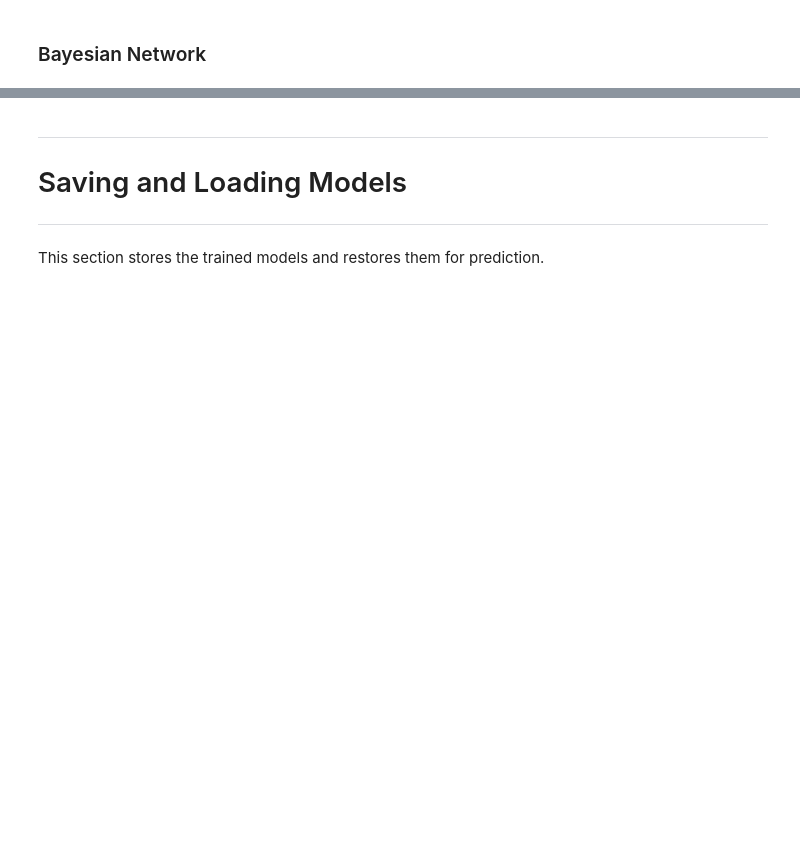
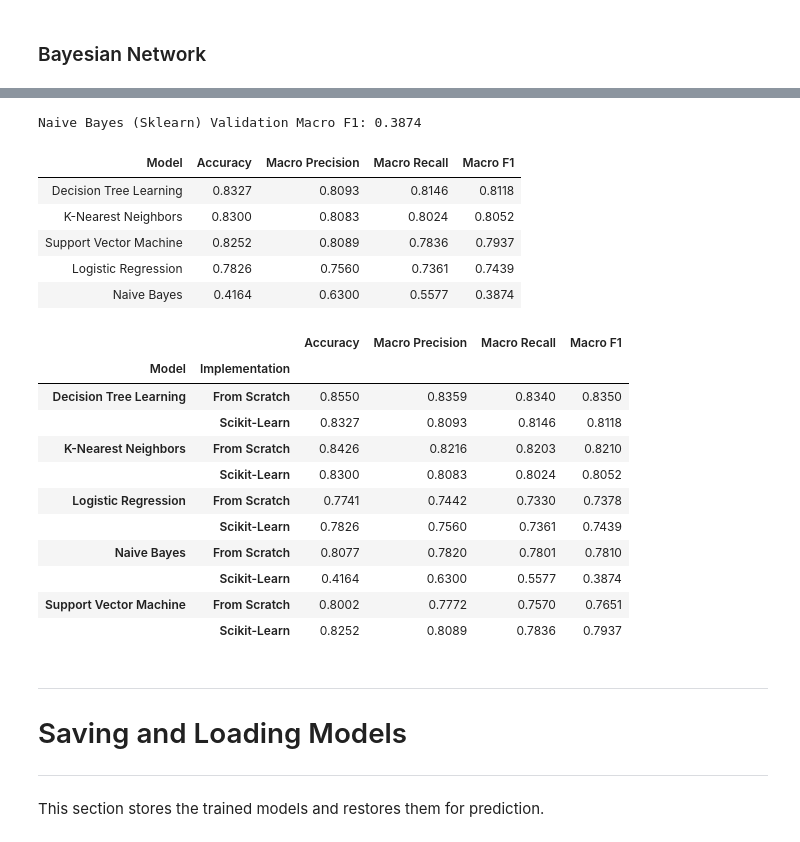
Before and after one commit to Vearance/IF3170_G10_prdlidialogkomAI, a Jupyter notebook: src/notebook.ipynb, the cells around one changed output, grey strips where cells are left out. Saved outputs shown, nothing was run; the diff lists cells and outputs as text; code cells hidden in the pictures; blank space fills up the shorter version.

```diff
--- a/src/notebook.ipynb
+++ b/src/notebook.ipynb
@@ -1599,0 +1535,8 @@ scikit-learn fit+predict time: 26.31s
+# %%
+from sklearn.svm import SVC
+
+svm_sk = SVC()
+svm_sk.fit(X_train_prep, y_tr_arr)
+svm_sk_pred = svm_sk.predict(X_val_prep)
+
+print(f"SVM (Sklearn) Validation Macro F1: {_macro_f1_score(y_va_arr, svm_sk_pred):.4f}")
@@ -1637,3 +1547,56 @@ scikit-learn fit+predict time: 0.02s
+# %%
+from sklearn.naive_bayes import GaussianNB
+
+bayes_sk = GaussianNB()
+bayes_sk.fit(X_train_prep, y_tr_arr)
+bayes_sk_pred = bayes_sk.predict(X_val_prep)
+
+print(f"Naive Bayes (Sklearn) Validation Macro F1: {_macro_f1_score(y_va_arr, bayes_sk_pred):.4f}")
+# %% [output]
+Naive Bayes (Sklearn) Validation Macro F1: 0.3874
+# %%
+sklearn_predictions = {
+    "K-Nearest Neighbors": knn_sk_pred,
+    "Decision Tree Learning": dtl_sk_pred,
+    "Logistic Regression": logres_sk_pred,
+    "Support Vector Machine": svm_sk_pred,
+    "Naive Bayes": bayes_sk_pred,
+}
+
+sklearn_eval_df = summarize_predictions(y_va_arr, sklearn_predictions, show_best_report=False)
+
+df_comparison = (
+    pd.concat(
+        [
+            pred_df.assign(Implementation="From Scratch"),
+            sklearn_eval_df.assign(Implementation="Scikit-Learn"),
+        ],
+        ignore_index=True,
+    )
+    .sort_values(["Model", "Implementation"])
+    .set_index(["Model", "Implementation"])
+)
+
+display(df_comparison.style.format("{:.4f}"))
+# %% [output]
+| Model | Accuracy | Macro Precision | Macro Recall | Macro F1 |
+| Decision Tree Learning | 0.8327 | 0.8093 | 0.8146 | 0.8118 |
+| K-Nearest Neighbors | 0.8300 | 0.8083 | 0.8024 | 0.8052 |
+| Support Vector Machine | 0.8252 | 0.8089 | 0.7836 | 0.7937 |
+| Logistic Regression | 0.7826 | 0.7560 | 0.7361 | 0.7439 |
+| Naive Bayes | 0.4164 | 0.6300 | 0.5577 | 0.3874 |
+|  |  | Accuracy | Macro Precision | Macro Recall | Macro F1 |
+| Model | Implementation |  |  |  |  |
+| Decision Tree Learning | From Scratch | 0.8550 | 0.8359 | 0.8340 | 0.8350 |
+|  | Scikit-Learn | 0.8327 | 0.8093 | 0.8146 | 0.8118 |
+| K-Nearest Neighbors | From Scratch | 0.8426 | 0.8216 | 0.8203 | 0.8210 |
+|  | Scikit-Learn | 0.8300 | 0.8083 | 0.8024 | 0.8052 |
+| Logistic Regression | From Scratch | 0.7741 | 0.7442 | 0.7330 | 0.7378 |
+|  | Scikit-Learn | 0.7826 | 0.7560 | 0.7361 | 0.7439 |
+| Naive Bayes | From Scratch | 0.8077 | 0.7820 | 0.7801 | 0.7810 |
+|  | Scikit-Learn | 0.4164 | 0.6300 | 0.5577 | 0.3874 |
+| Support Vector Machine | From Scratch | 0.8002 | 0.7772 | 0.7570 | 0.7651 |
+|  | Scikit-Learn | 0.8252 | 0.8089 | 0.7836 | 0.7937 |
 # %% [markdown]
 ---
 
```
Also changed, not shown: parts of 55 cells of this notebook.
